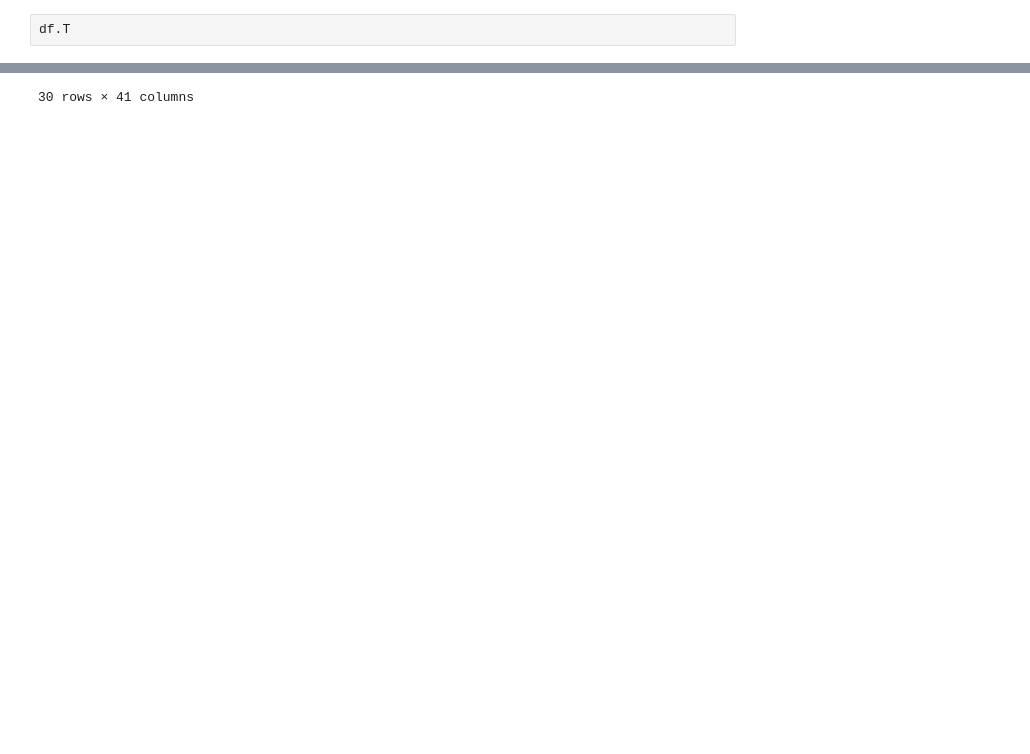
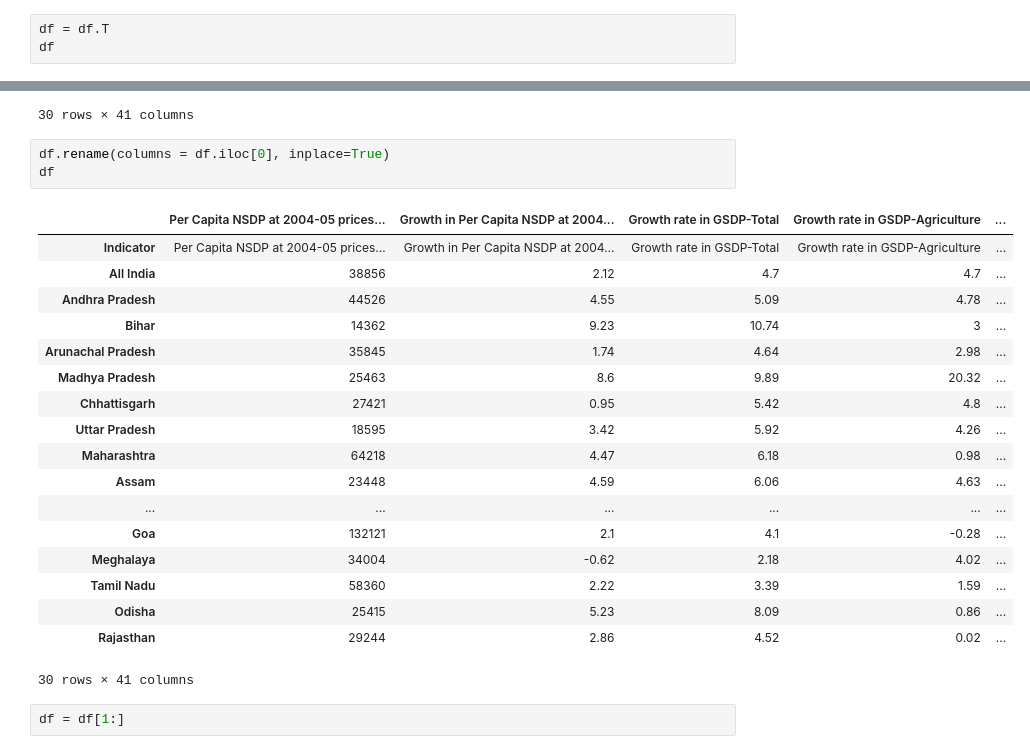
Before and after one commit to imakshayverma/dataviz-course, a Jupyter notebook: Pandas/Explore Exercise - Pandas.ipynb, the cells around one changed output, grey strips where cells are left out. Saved outputs shown, nothing was run; the diff lists cells and outputs as text; blank space fills up the shorter version.

```diff
--- a/Pandas/Explore Exercise - Pandas.ipynb
+++ b/Pandas/Explore Exercise - Pandas.ipynb
@@ -43,7 +44,8 @@ df.describe()
 | max | 3.287240e+06 | 275045.000000 | 94163.000000 | 83743.000000 | 308252.000000 | 135192.000000 | 240928.000000 | ... |
 8 rows × 29 columns
 # %%
-df.T
+df = df.T
+df
 # %% [output]
 |  | 0 | 1 | 2 | 3 | 4 | 5 | 6 | 7 | 8 | 9 | ... | ... |
 | Indicator | Per Capita NSDP at 2004-05 prices... | Growth in Per Capita NSDP at 2004... | Growth rate in GSDP-Total | Growth rate in GSDP-Agriculture | Growth rate in GSDP-Industry | Growth rate in GSDP-services | Area (Sq. Km.) | Population (crore) | Population Density (Per Sq. Km.) | Decadal Growth Rate of Population... | ... | ... |
@@ -63,3 +65,27 @@ df.T
 | Odisha | 25415 | 5.23 | 8.09 | 0.86 | 9.48 | 6.1 | 155707 | 4.2 | 270 | 14.1 | ... | ... |
 | Rajasthan | 29244 | 2.86 | 4.52 | 0.02 | 4.6 | 6.45 | 342239 | 6.85 | 200 | 21.3 | ... | ... |
 30 rows × 41 columns
+# %%
+df.rename(columns = df.iloc[0], inplace=True)
+df
+# %% [output]
+|  | Per Capita NSDP at 2004-05 prices... | Growth in Per Capita NSDP at 2004... | Growth rate in GSDP-Total | Growth rate in GSDP-Agriculture | ... |
+| Indicator | Per Capita NSDP at 2004-05 prices... | Growth in Per Capita NSDP at 2004... | Growth rate in GSDP-Total | Growth rate in GSDP-Agriculture | ... |
+| All India | 38856 | 2.12 | 4.7 | 4.7 | ... |
+| Andhra Pradesh | 44526 | 4.55 | 5.09 | 4.78 | ... |
+| Bihar | 14362 | 9.23 | 10.74 | 3 | ... |
+| Arunachal Pradesh | 35845 | 1.74 | 4.64 | 2.98 | ... |
+| Madhya Pradesh | 25463 | 8.6 | 9.89 | 20.32 | ... |
+| Chhattisgarh | 27421 | 0.95 | 5.42 | 4.8 | ... |
+| Uttar Pradesh | 18595 | 3.42 | 5.92 | 4.26 | ... |
+| Maharashtra | 64218 | 4.47 | 6.18 | 0.98 | ... |
+| Assam | 23448 | 4.59 | 6.06 | 4.63 | ... |
+| ... | ... | ... | ... | ... | ... |
+| Goa | 132121 | 2.1 | 4.1 | -0.28 | ... |
+| Meghalaya | 34004 | -0.62 | 2.18 | 4.02 | ... |
+| Tamil Nadu | 58360 | 2.22 | 3.39 | 1.59 | ... |
+| Odisha | 25415 | 5.23 | 8.09 | 0.86 | ... |
+| Rajasthan | 29244 | 2.86 | 4.52 | 0.02 | ... |
+30 rows × 41 columns
+# %%
+df = df[1:]
```
Also changed, not shown: parts of 6 cells of this notebook, 3 other files.
